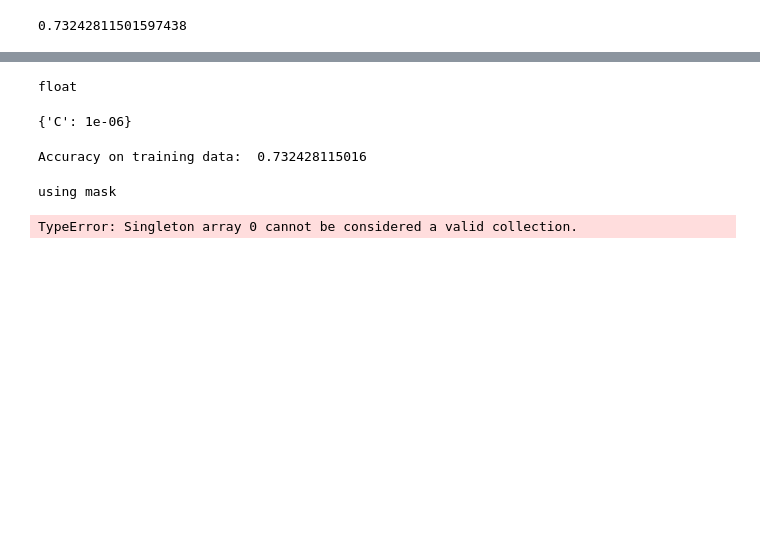
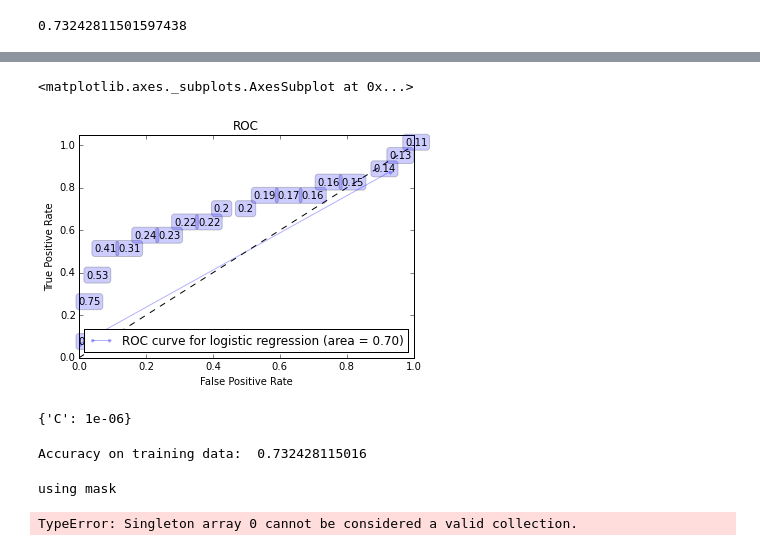
Before and after one commit to oscarpredictor/oscar-predictor, a Jupyter notebook: process_notebook.ipynb, the cells around one changed output, grey strips where cells are left out. Cells and saved outputs as stored; diff of their text form; code cells hidden in the pictures; blank space fills up the shorter version.

```diff
--- a/process_notebook.ipynb
+++ b/process_notebook.ipynb
@@ -139,0 +213,13 @@ movievars=[u'runtime',u'year']
+# %%
+# identify desired variables to be used in the model
+#movievars=[u'runtime',u'year',u'releasedate',u'nominations',u'mpaa',u'genres',u'country']
+movievars=[u'runtime',u'year',u'mpaaint',u'numnominations',u'month']
+movievars.extend(list(uniquecountries))
+Xtrain=traindf[movievars].values
+Ytrain=traindf['winner'].values
+test=testdf[movievars].values
+
+#movievarstest = movievars
+#movievarstest.append(u'winner')
+xtest=testdf[movievars].values
+ytest=testdf['winner'].values
@@ -139,0 +262,5 @@ movievars=[u'runtime',u'year']
+# %%
+from sklearn.linear_model import LogisticRegression
+lr = LogisticRegression()
+clfLR = lr.fit(Xtrain,Ytrain)
+predictionLR = lr.predict_proba(xtest)
@@ -140 +288,7 @@ movievars=[u'runtime',u'year']
+# %%
+#with sns.hls_palette(8, l=.3, s=.8):
+make_roc("logistic regression",clfLR, ytest, xtest, labe=3, skip=50)
+# %% [output]
+<matplotlib.axes._subplots.AxesSubplot at 0x...>
+[figure, added]
 # %%
@@ -169,10 +324,6 @@ def do_classify(clf, parameters, indf, featurenames, targetname, target1val, mas
     print confusion_matrix(ytest, clf.predict(Xtest))
     print "########################################################"
     return clf, Xtrain, ytrain, Xtest, ytest
-# %%
-type(list(AAdf[AAdf.index=='0081988']['releasedate'])[0])
-# %% [output]
-float
 # %%
 # Import Logistic Regresion and grid_search from sklearn
 from sklearn.linear_model import LogisticRegression
```
Also changed, not shown: parts of 13 cells of this notebook.
